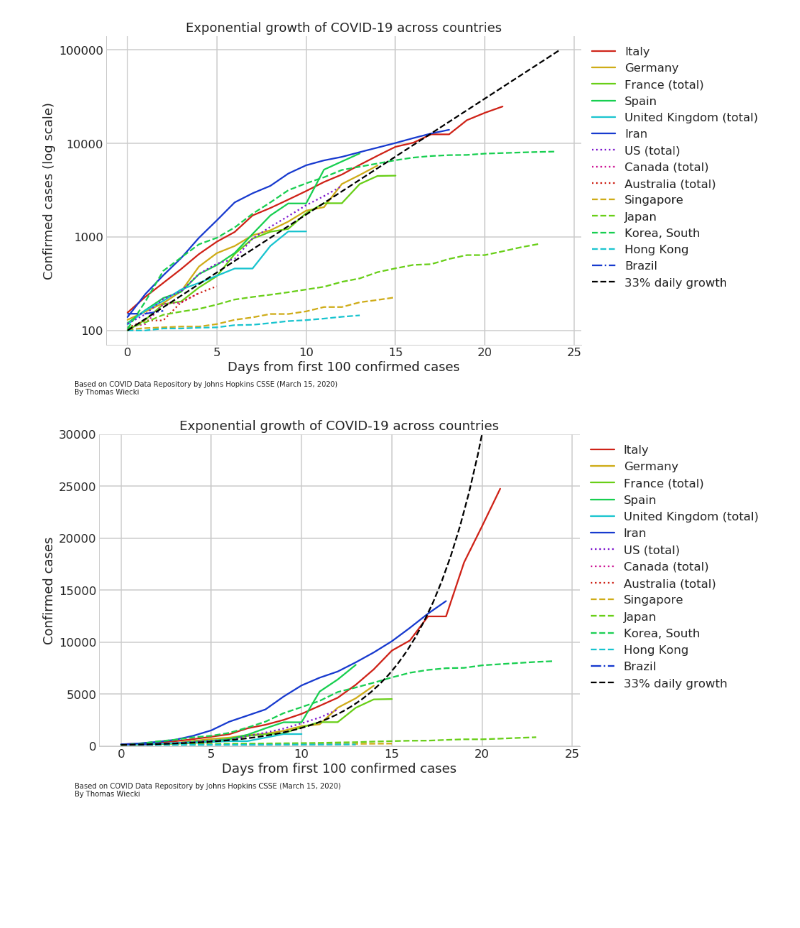
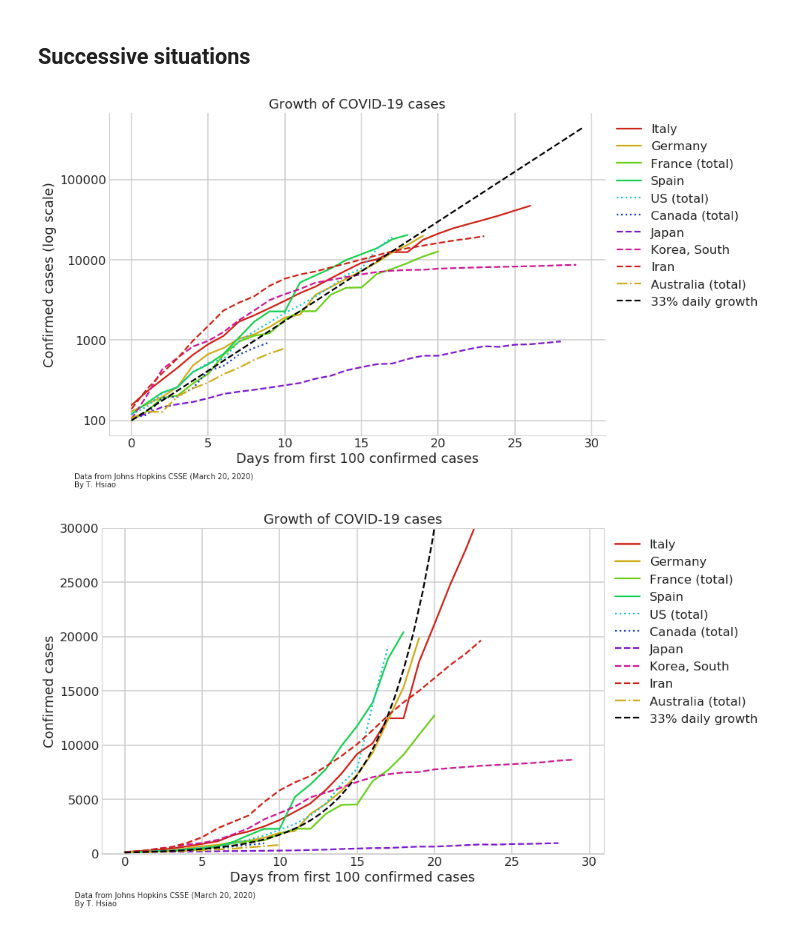
Before and after one commit to vavrines/covid19, a Jupyter notebook: visualization.ipynb, the cells around one changed output. Drawn from its saved outputs; the diff is of its cells as text; code cells hidden in the pictures; blank space fills up the shorter version.

```diff
--- a/visualization.ipynb
+++ b/visualization.ipynb
@@ -84,0 +18,6 @@ array(['Thailand', 'Japan', 'Singapore', 'Nepal', 'Malaysia', 'Canada',
+# %%
+df = covid.load_data(drop_states=True)
+
+annotate_kwargs = dict(
+    s='Data from Johns Hopkins CSSE ({})\nBy T. Hsiao'.format(df.index.max().strftime('%B %d, %Y')),
+    xy=(0.05, 0.01), xycoords='figure fraction', fontsize=10 )
@@ -93,0 +71,18 @@ line_styles = ['-', ':', '--', '-.']
+# %%
+sns.set_palette(sns.hls_palette(8, l=.45, s=.8))
+fig, ax = plt.subplots(figsize=(12, 8))
+
+for countries, ls in zip([["China (total)"]], line_styles):
+    covid.plot_countries(df, countries, ls=ls)
+
+x = np.linspace(0, plt.xlim()[1] - 1)
+ax.plot(x, 100 * (1.12) ** x, ls='--', label='12% daily growth')
+ax.plot(x, 1350*x, ls='--', color='k', label='linear model')
+
+ax.set( title='Growth of COVID-19 cases',
+        xlabel='Days from first 100 confirmed cases',
+        ylabel='Confirmed cases' )
+#ax.get_yaxis().set_major_formatter(matplotlib.ticker.ScalarFormatter())
+ax.legend(bbox_to_anchor=(1.0, 1.0))
+#ax.annotate(**annotate_kwargs)
+#sns.despine();
@@ -94,44 +92,39 @@ line_styles = ['-', ':', '--', '-.']
+# %% [markdown]
+## Successive situations
 # %%
-def plot_countries(df, countries, min_cases=100, ls='-', col='cases'):
-    for country in countries:
-        df_country = df.loc[(df.country == country) & (df.cases >= min_cases)]
-        if len(df_country) == 0:
-            continue
-        df_country.reset_index()[col].plot(label=country, ls=ls)
-
-sns.set_palette(sns.hls_palette(8, l=.45, s=.8)) # 8 countries max
+#sns.set_palette(sns.hls_palette(8, l=.45, s=.8)) # 8 countries max
 fig, ax = plt.subplots(figsize=(12, 8))
 
 for countries, ls in zip(country_groups, line_styles):
-    plot_countries(df_confirmed, countries, ls=ls)
+    covid.plot_countries(df, countries, ls=ls)
 
 x = np.linspace(0, plt.xlim()[1] - 1)
 ax.plot(x, 100 * (1.33) ** x, ls='--', color='k', label='33% daily growth')
 
-ax.set(yscale='log',
-       title='Exponential growth of COVID-19 across countries',
-       xlabel='Days from first 100 confirmed cases',
-       ylabel='Confirmed cases (log scale)')
+ax.set( yscale='log',
+        title='Growth of COVID-19 cases',
+        xlabel='Days from first 100 confirmed cases',
+        ylabel='Confirmed cases (log scale)' )
 ax.get_yaxis().set_major_formatter(matplotlib.ticker.ScalarFormatter())
 ax.legend(bbox_to_anchor=(1.0, 1.0))
 ax.annotate(**annotate_kwargs)
 sns.despine();
 # %% [output]
-[figure, old version]
+[figure, new version]
 # %%
 fig, ax = plt.subplots(figsize=(12, 8))
 
 for countries, ls in zip(country_groups, line_styles):
-    plot_countries(df_confirmed, countries, ls=ls)
+    plot_countries(df, countries, ls=ls)
 
 x = np.linspace(0, plt.xlim()[1] - 1)
 ax.plot(x, 100 * (1.33) ** x, ls='--', color='k', label='33% daily growth')
 
-ax.set(title='Exponential growth of COVID-19 across countries',
+ax.set(title='Growth of COVID-19 cases',
        xlabel='Days from first 100 confirmed cases',
        ylabel='Confirmed cases', ylim=(0, 30000))
 ax.legend(bbox_to_anchor=(1.0, 1.0))
-ax.annotate(**annotate_kwargs)
-sns.despine();
+ax.annotate(**annotate_kwargs);
+#sns.despine();
 # %% [output]
-[figure, old version]
+[figure, new version]
```
Also changed, not shown: parts of 16 cells of this notebook, 2 other files.
